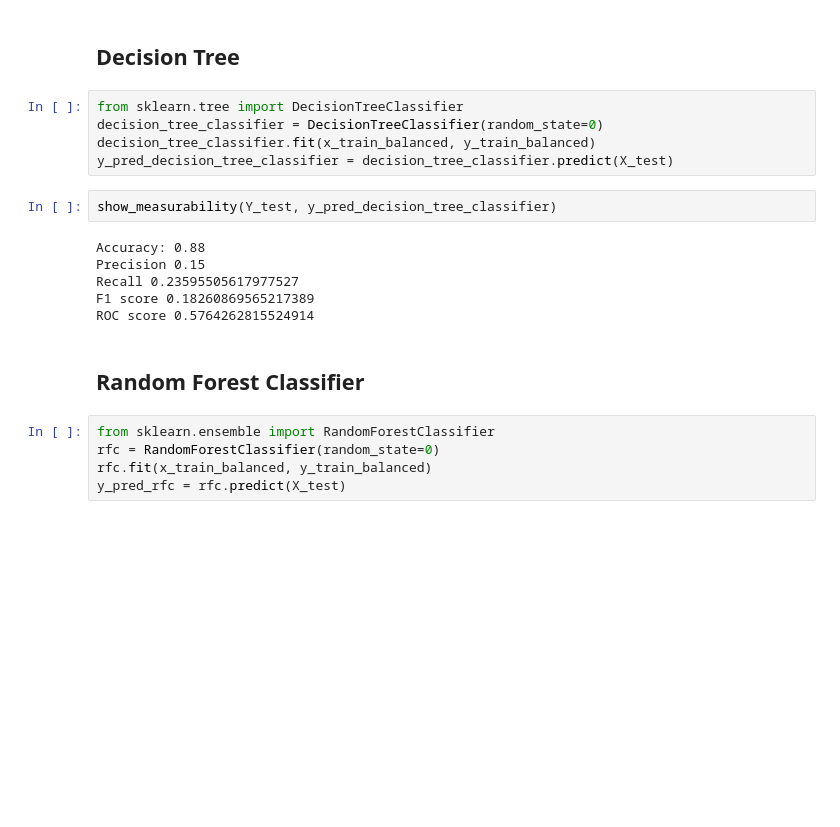
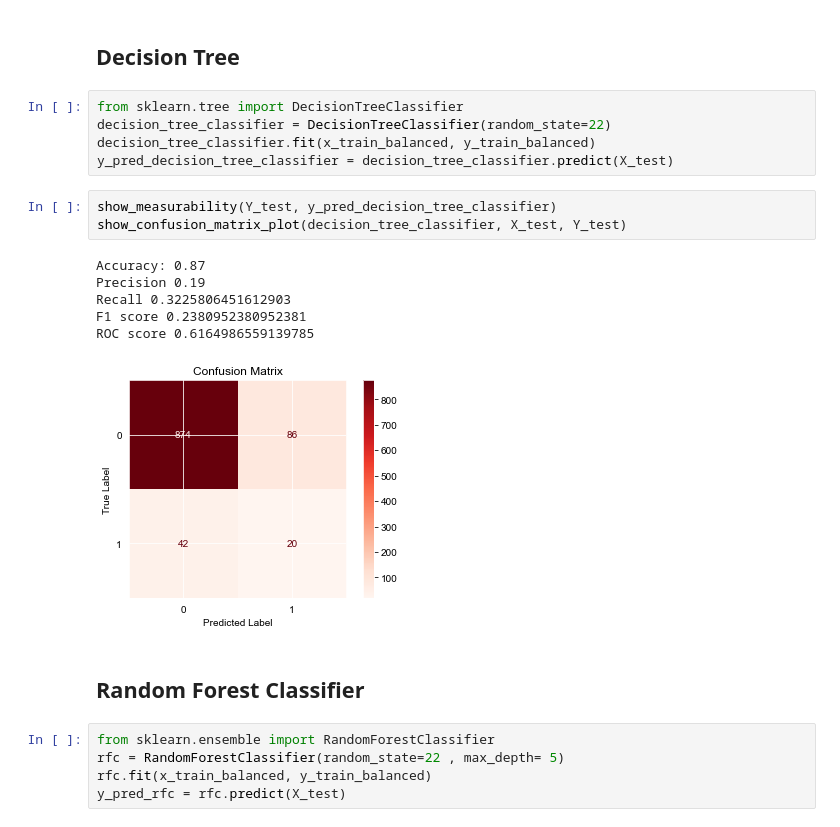
Before and after one commit to fpaul787/stroke-prediction, a Jupyter notebook: healthcare_ml_project.ipynb, the cells around one changed output. Drawn from its saved outputs; the diff is of its cells as text; blank space fills up the shorter version.

```diff
--- a/healthcare_ml_project.ipynb
+++ b/healthcare_ml_project.ipynb
@@ -313,22 +307,24 @@ ROC score 0.5866234554452363
 ## Decision Tree
 # %%
 from sklearn.tree import DecisionTreeClassifier
-decision_tree_classifier = DecisionTreeClassifier(random_state=0)
+decision_tree_classifier = DecisionTreeClassifier(random_state=22)
 decision_tree_classifier.fit(x_train_balanced, y_train_balanced)
 y_pred_decision_tree_classifier = decision_tree_classifier.predict(X_test)
 # %%
 show_measurability(Y_test, y_pred_decision_tree_classifier)
+show_confusion_matrix_plot(decision_tree_classifier, X_test, Y_test)
 # %% [output]
-Accuracy: 0.88
-Precision 0.15
-Recall 0.23595505617977527
-F1 score 0.18260869565217389
-ROC score 0.5764262815524914
+Accuracy: 0.87
+Precision 0.19
+Recall 0.3225806451612903
+F1 score 0.2380952380952381
+ROC score 0.6164986559139785
+[figure, added]
 # %% [markdown]
 ## Random Forest Classifier
 # %%
 from sklearn.ensemble import RandomForestClassifier
-rfc = RandomForestClassifier(random_state=0)
+rfc = RandomForestClassifier(random_state=22 , max_depth= 5)
 rfc.fit(x_train_balanced, y_train_balanced)
 y_pred_rfc = rfc.predict(X_test)
 # %%
```
Also changed, not shown: parts of 17 cells of this notebook.
